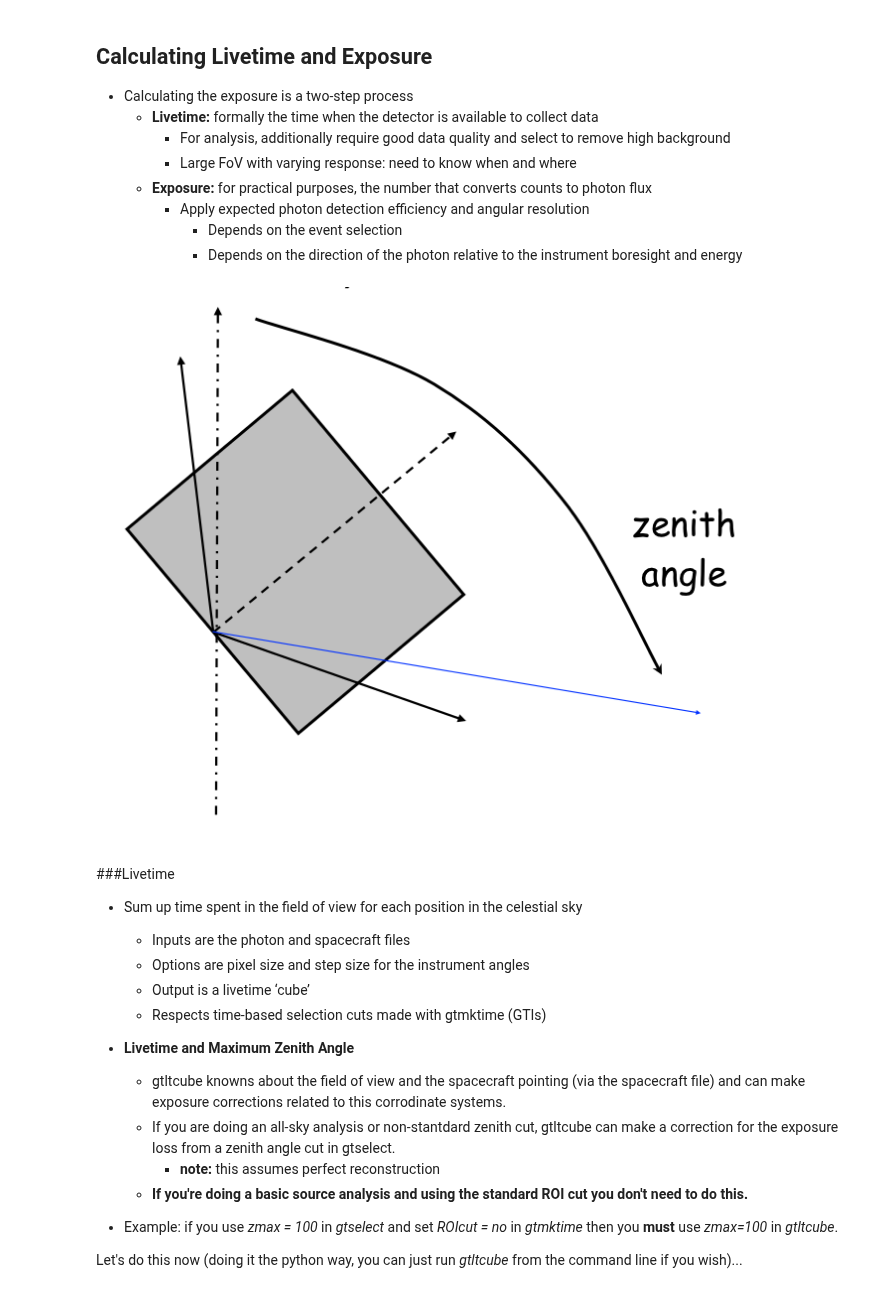
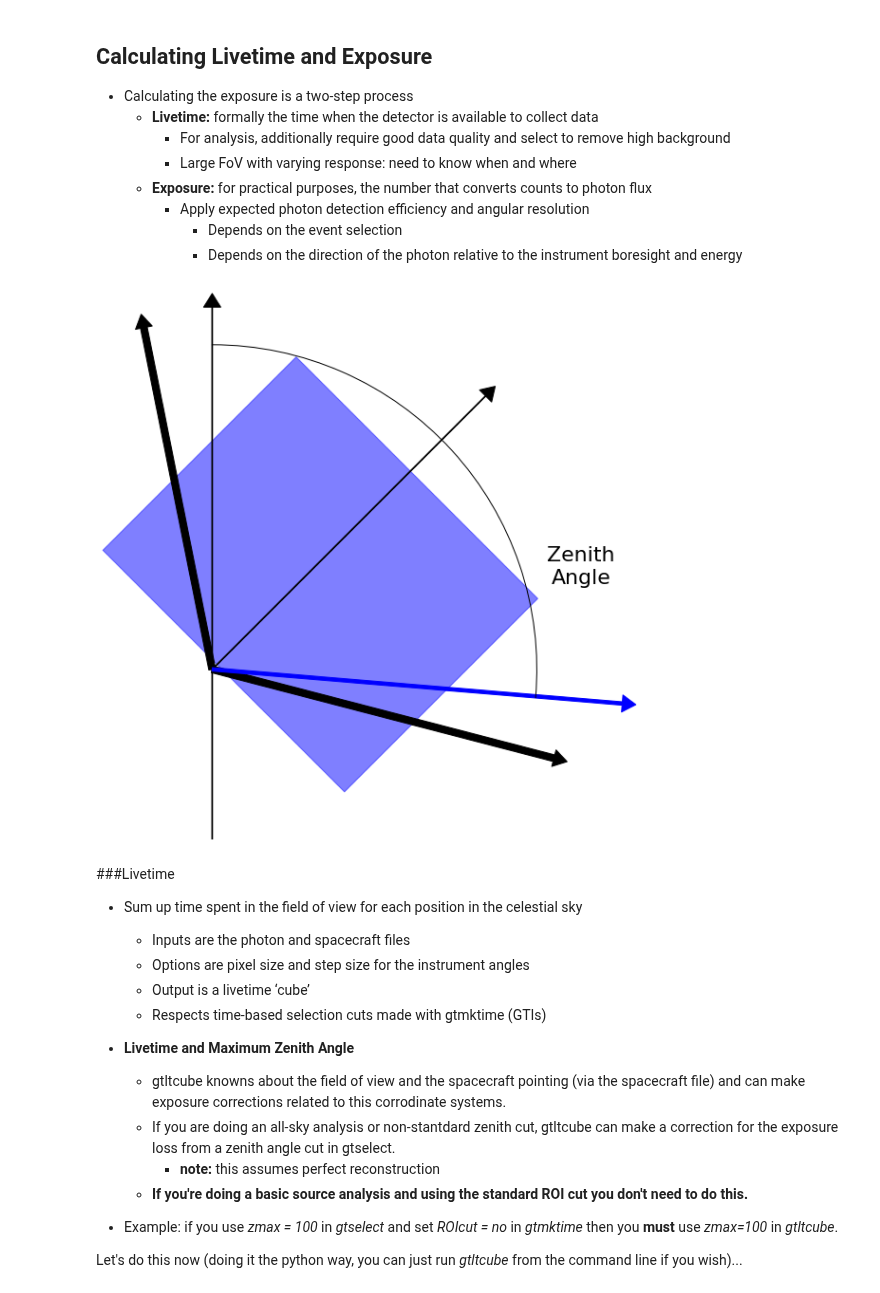
Before and after one commit to FermiSummerSchool/fermi-summer-school, a Jupyter notebook: Likelihood_Analysis.ipynb, the cells around one changed output. Cells and saved outputs as stored; diff of their text form; code cells hidden in the pictures.

```diff
--- a/Likelihood_Analysis.ipynb
+++ b/Likelihood_Analysis.ipynb
@@ -69,8 +70,41 @@ Calculating Livetime and Exposure
 from IPython.display import Image
-# %%
-Image(filename='images/zenith_diagram.png')
-# %% [output]
-[figure, removed]
+# %%
+from matplotlib.patches import Circle, Rectangle, Polygon, Arrow, FancyArrow, Arc
+box_bg = '#CCCCCC'
+fig = figure(figsize=(8, 8), facecolor='w')
+ax = axes((0,0,1,1),xticks=[], yticks=[], frameon=False)
+ax.set_xlim(0, 8)
+ax.set_ylim(0, 8)
+
+
+r1 = Rectangle((-3,3), 5, 4, color="blue", alpha=0.50)
+t2 = mpl.transforms.Affine2D().rotate_deg(-45) + ax.transData
+r1.set_transform(t2)
+
+a1 = FancyArrow(1.6, 2.5, 4.0, 4.0, width=0.01, head_width=0.25, head_length=0.2, color="black")
+a2 = FancyArrow(1.6, 0.0, 0.0, 7.8, width=0.01, head_width=0.25, head_length=0.2, color="black")
+
+a3 = FancyArrow(1.6, 2.5, 5.0, -1.3, width=0.1, head_width=0.25, head_length=0.2, color="black")
+a4 = FancyArrow(1.6, 2.5, -1.0, 5.0, width=0.1, head_width=0.25, head_length=0.2, color="black")
+a5 = FancyArrow(1.6, 2.5, 6.0, -0.5, width=0.05, head_width=0.25, head_length=0.2, color="blue")
+
+a6 = Arc((1.6,2.5),9.5,9.5,25,330,65)
+
+ax.add_patch(r1)
+ax.add_patch(a1)
+ax.add_patch(a2)
+ax.add_patch(a3)
+ax.add_patch(a4)
+ax.add_patch(a5)
+ax.add_patch(a6)
+
+text(7, 4.0, "Zenith\nAngle",
+            ha='center', va='center', fontsize=22)
+
+grid(True)
+show()
+# %% [output]
+[figure, added]
 # %% [markdown]
 ###Livetime
 * Sum up time spent in the field of view for each position in the celestial sky
```
Also changed, not shown: parts of 2 cells of this notebook, 2 other files.
